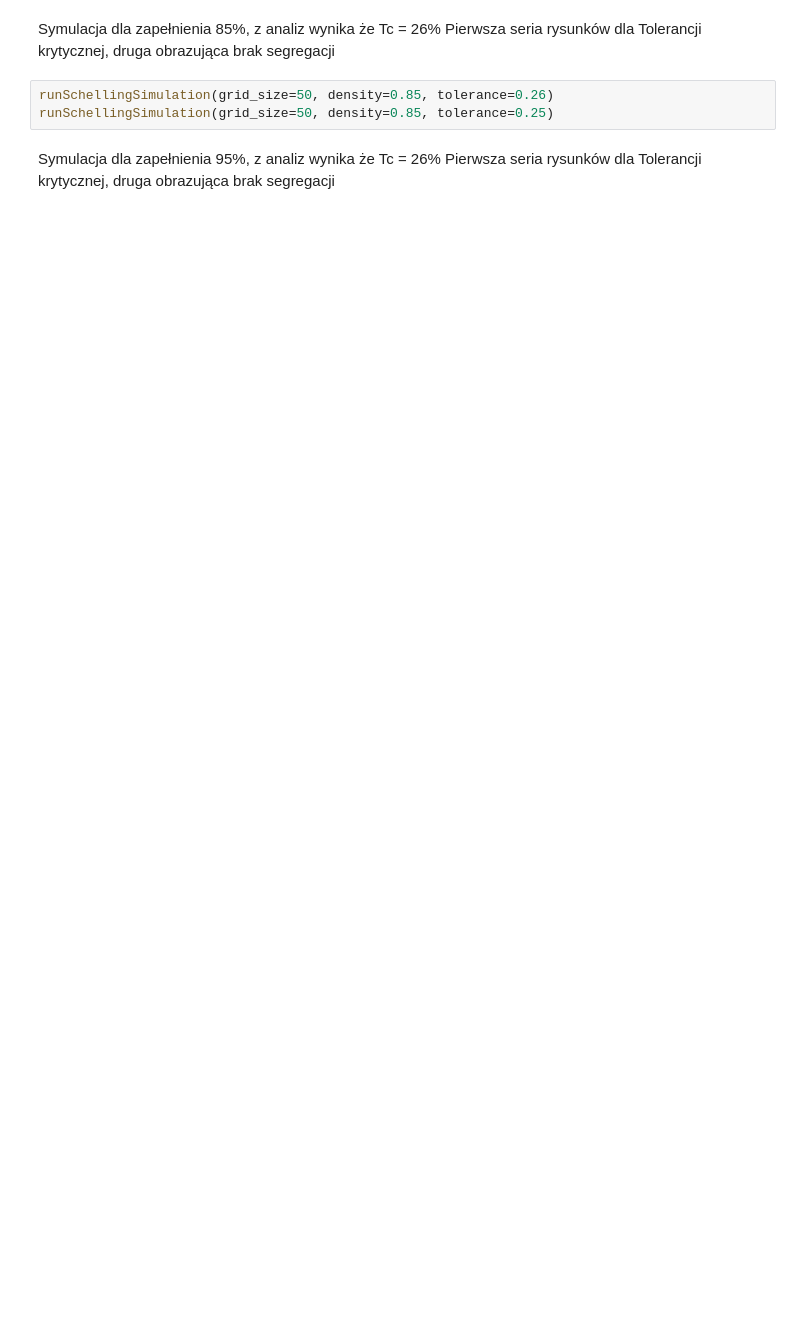
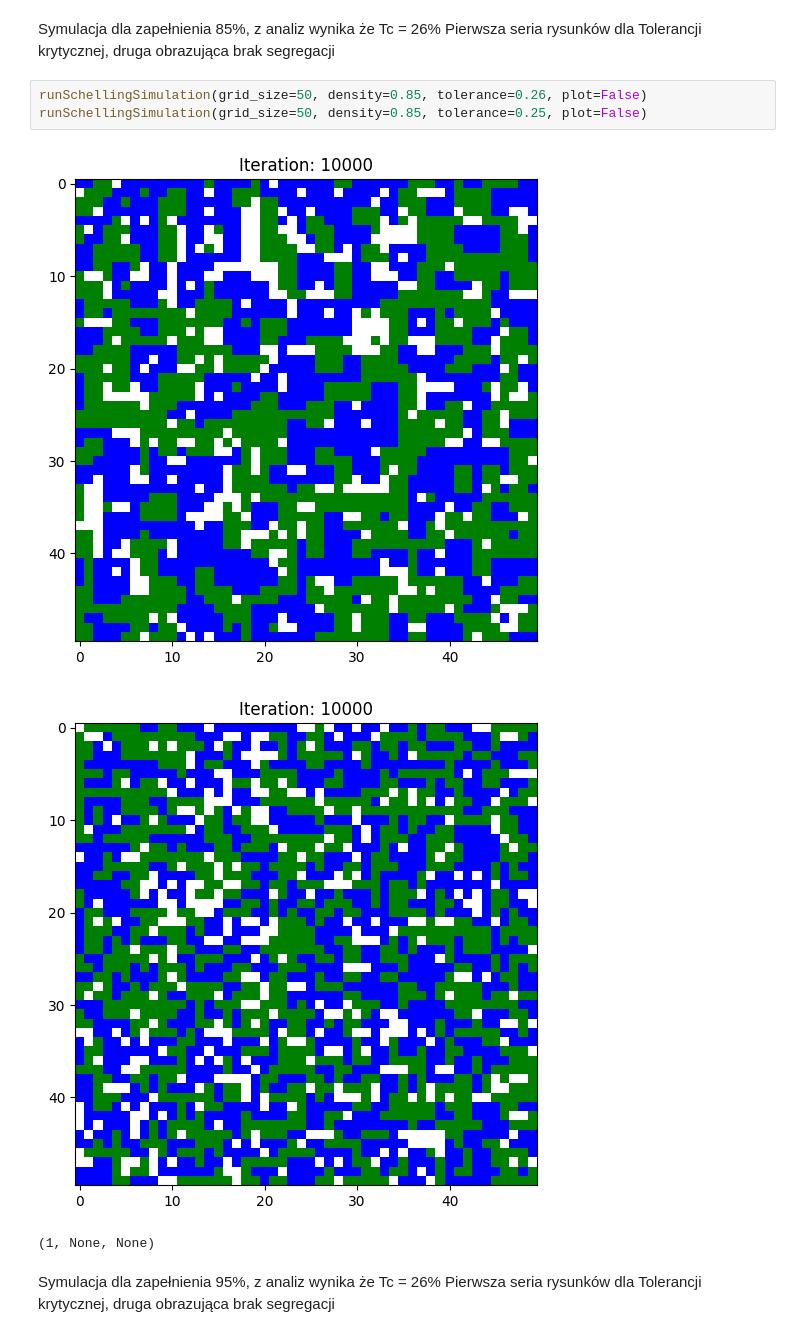
Before and after one commit to Tuliuszen/LabSpec, a Jupyter notebook: Schelling.ipynb, the cells around one changed output. Cells and saved outputs as stored; diff of their text form; blank space fills up the shorter version.

```diff
--- a/Schelling.ipynb
+++ b/Schelling.ipynb
@@ -174,8 +184,12 @@ runSchellingSimulation(grid_size=50, density=0.75, tolerance=0.25)
 Symulacja dla zapełnienia 85%, z analiz wynika że Tc = 26%
 Pierwsza seria rysunków dla Tolerancji krytycznej, druga obrazująca brak segregacji
 # %%
-runSchellingSimulation(grid_size=50, density=0.85, tolerance=0.26)
-runSchellingSimulation(grid_size=50, density=0.85, tolerance=0.25)
+runSchellingSimulation(grid_size=50, density=0.85, tolerance=0.26, plot=False)
+runSchellingSimulation(grid_size=50, density=0.85, tolerance=0.25, plot=False)
+# %% [output]
+[figure, added]
+[figure, added]
+(1, None, None)
 # %% [markdown]
 Symulacja dla zapełnienia 95%, z analiz wynika że Tc = 26%
 Pierwsza seria rysunków dla Tolerancji krytycznej, druga obrazująca brak segregacji
```
Also changed, not shown: parts of 3 cells of this notebook.
